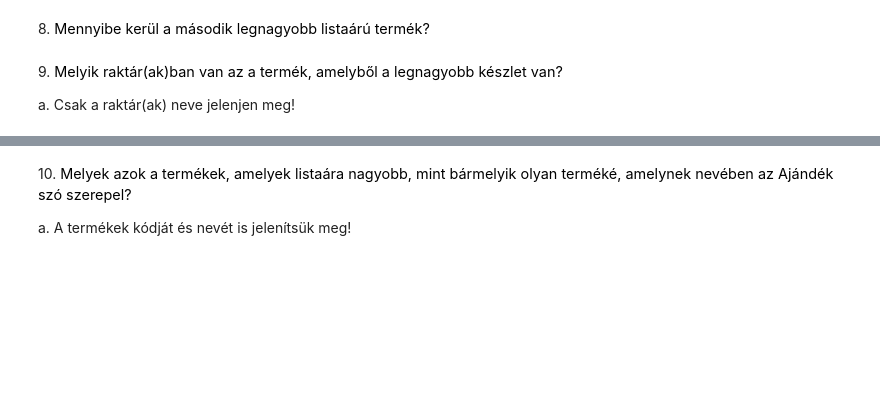
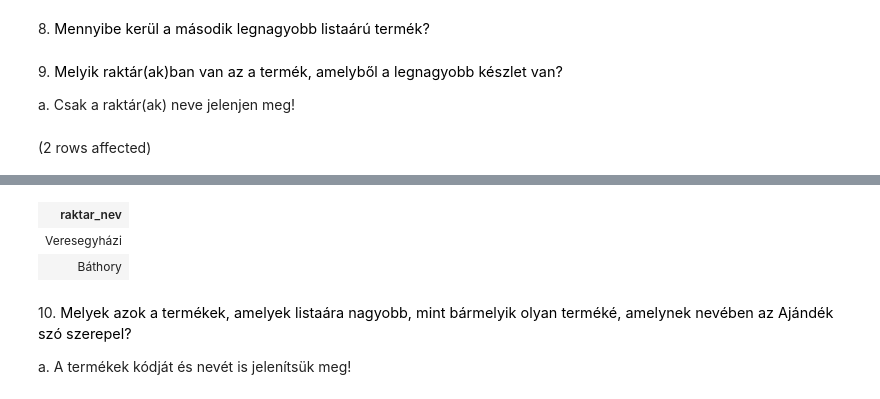
Before and after one commit to malomka/sqlgyak03, a Jupyter notebook: gyakorlat06_feladatok.ipynb, the cells around one changed output, grey strips where cells are left out. Drawn from its saved outputs; the diff is of its cells as text; code cells hidden in the pictures; blank space fills up the shorter version.

```diff
--- a/gyakorlat06_feladatok.ipynb
+++ b/gyakorlat06_feladatok.ipynb
@@ -121,3 +143,13 @@ a. Csak az ügyfelek neve jelenjen meg!
 9. <span style="background-color: rgb(255, 255, 255); color: rgb(0, 0, 0); font-family: &quot;Open Sans&quot;, sans-serif; font-size: 14.44px;">Melyik raktár(ak)ban van az a termék, amelyből a legnagyobb készlet van?&nbsp;</span>
 
 a. Csak a raktár(ak) neve jelenjen meg!
+# %%
+SELECT raktar_nev
+FROM Raktar r JOIN Termek t ON r.RAKTAR_KOD = t.RAKTAR_KOD
+WHERE t.KESZLET =
+(
+    SELECT max(KESZLET)
+    FROM Termek
+)
+# %% [output]
+(2 rows affected)
@@ -124,3 +157,6 @@ a. Csak a raktár(ak) neve jelenjen meg!
+| raktar_nev |
+| Veresegyházi |
+| Báthory |
 # %% [markdown]
 10. <span style="background-color: rgb(255, 255, 255); color: rgb(0, 0, 0); font-family: &quot;Open Sans&quot;, sans-serif; font-size: 14.44px;">Melyek azok a termékek, amelyek listaára nagyobb, mint bármelyik olyan terméké, amelynek nevében az Ajándék szó szerepel?&nbsp;</span>
 
```
Also changed, not shown: parts of 3 cells of this notebook.
